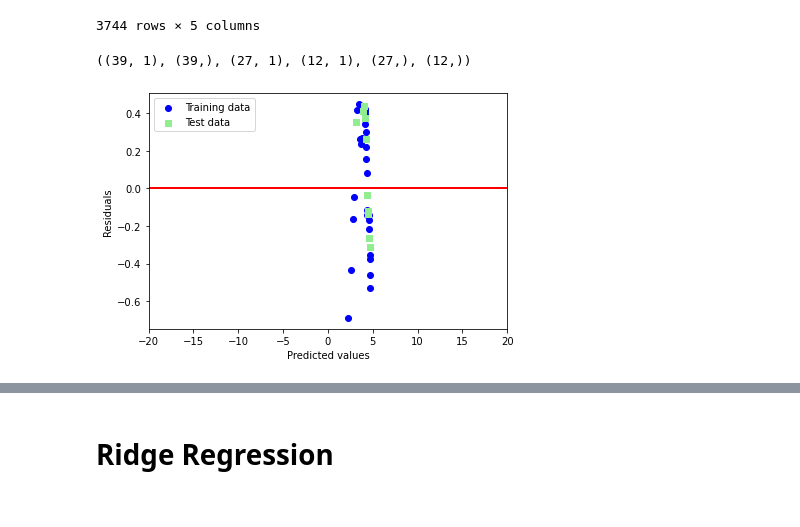
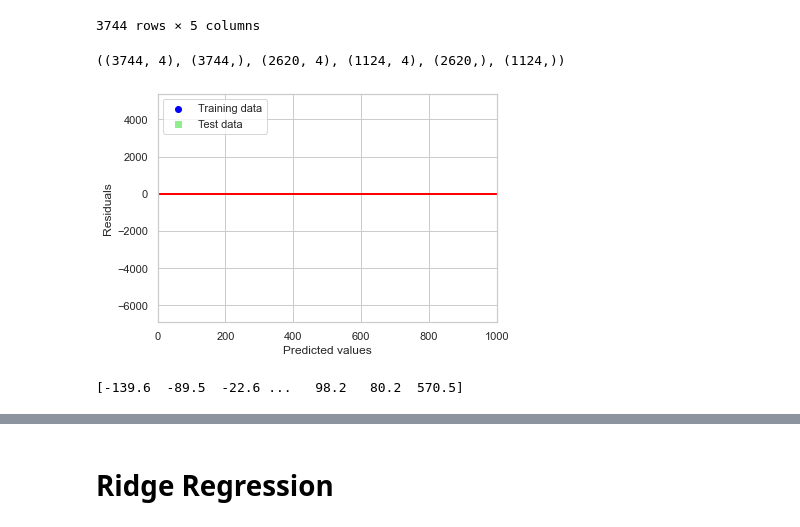
Before and after one commit to JoseRicoCct/CA1_Integrated_Assesment_MSc_Data_Analytics_CCT_Semester_1, a Jupyter notebook: CA1_Semester1.ipynb, the cells around one changed output, grey strips where cells are left out. Cells and saved outputs as stored; diff of their text form; code cells hidden in the pictures.

```diff
--- a/CA1_Semester1.ipynb
+++ b/CA1_Semester1.ipynb
@@ -460,0 +419,6 @@ The probability of having 13500 female immigrants with higher secondary and belo
+# %%
+# Calculate the total sum of all values
+total_sum = df3['VALUE'].sum()
+
+# Calculate the probability for each row and store it in a new column 'Probability'
+df3['Probability'] = df3['VALUE'] / total_sum
@@ -460,0 +476,23 @@ The probability of having 13500 female immigrants with higher secondary and belo
+# %%
+import numpy as np
+import matplotlib.pyplot as plt
+from scipy.stats import binom
+import seaborn as sns
+# Parameters for the Binomial distribution
+p    # Probability of success
+n   # Number of trials
+
+# Generating the x values
+x = np.arange(0, n + 1)
+
+# Calculating the Binomial distribution for the given parameters
+y = binom.pmf(x, n, p)
+
+# Plotting the Binomial distribution
+sns.set(style="whitegrid")
+plt.bar(x, y, alpha=0.7, align='center', label=f'n = {n}, p = {p}')
+plt.title('Binomial Distribution with p=0.023040 and n=14')
+plt.xlabel('Number of Successes')
+plt.ylabel('Probability')
+plt.legend()
+plt.show()
@@ -765,8 +1011,8 @@ df4
 from sklearn.model_selection import train_test_split
 
 # Declare a variable named as 'X' and 'y'
-X = df.iloc[:, :-1].values               # All features (independent varaibles) except Population
-y = df['Population'].values                    # Target variable
+X = df4.iloc[:, :-1].values               # All features (independent varaibles) except Population
+y = df4['Population'].values                    # Target variable
 
 # Split the data into 70% and 30% by using a parameter test_size = 30
 X_train, X_test, y_train, y_test = train_test_split(X, y, test_size = 0.3, random_state = 0)
@@ -774,7 +1020,7 @@ X_train, X_test, y_train, y_test = train_test_split(X, y, test_size = 0.3, rando
 # Display the size of the rows and columns
 X.shape, y.shape, X_train.shape, X_test.shape, y_train.shape, y_test.shape
 # %% [output]
-((39, 1), (39,), (27, 1), (12, 1), (27,), (12,))
+((3744, 4), (3744,), (2620, 4), (1124, 4), (2620,), (1124,))
 # %%
 # Initialise an object slr by calling a method named as 'LinearRegression()'
 slr = LinearRegression()
@@ -791,18 +1037,22 @@ y_test_pred = slr.predict(X_test)
 # %%
 # Display the graph for the training and testing of the data
 plt.scatter(y_train_pred,  y_train_pred - y_train, c = 'blue', marker = 'o', label = 'Training data')
 plt.scatter(y_test_pred,  y_test_pred - y_test, c = 'lightgreen', marker = 's', label = 'Test data')
 plt.xlabel('Predicted values')
 plt.ylabel('Residuals')
 plt.legend(loc = 'upper left')
-plt.hlines(y = 0, xmin = -20, xmax = 20, lw = 2, color = 'red')
-plt.xlim([-20, 20])
+plt.hlines(y = 0, xmin = 0, xmax = 1000, lw = 2, color = 'red')
+plt.xlim([0, 1000])
 plt.tight_layout()
 
 # plt.savefig('./figures/slr_residuals.png', dpi=300)
 plt.show()
 # %% [output]
-[figure, old version]
+[figure, new version]
+# %%
+print(y_train_pred - y_train)
+# %% [output]
+[-139.6  -89.5  -22.6 ...   98.2   80.2  570.5]
 # %%
 # Calculate the r2_score and mean squared error
 from sklearn.metrics import r2_score
```
Also changed, not shown: parts of 43 cells of this notebook.
